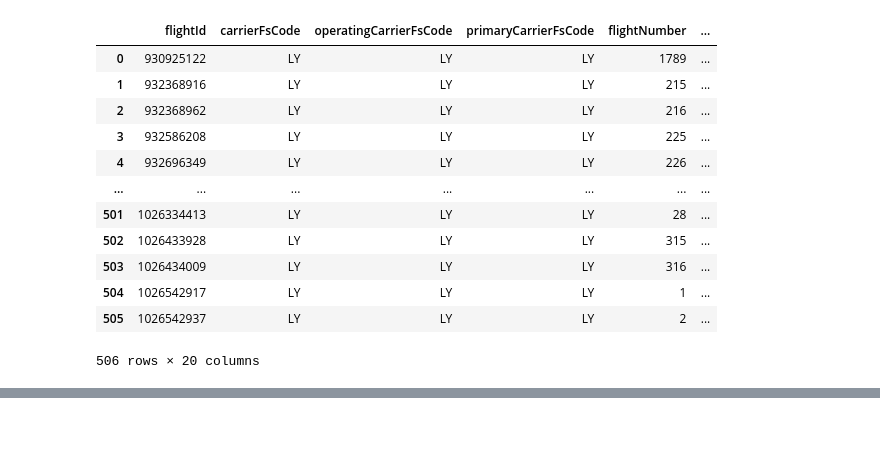
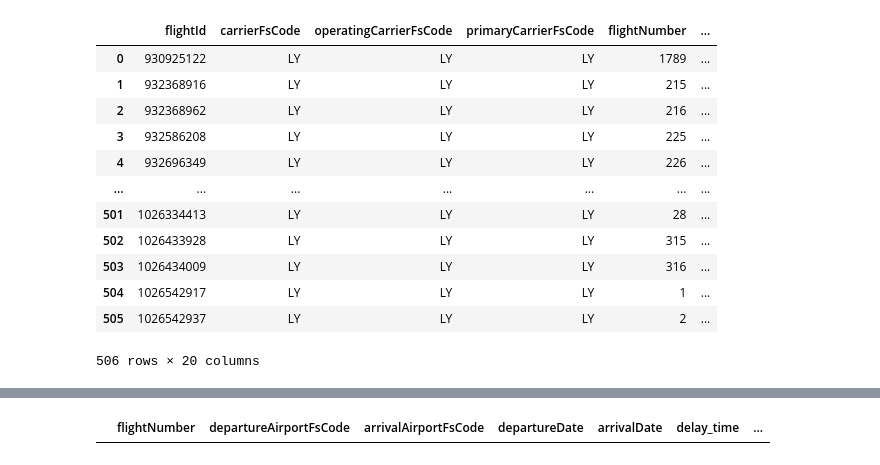
Before and after one commit to CatsPoo/ELAL_Delay_project, a Jupyter notebook: .dist/api_test_2.ipynb, the cells around one changed output, grey strips where cells are left out. Cells and saved outputs as stored; diff of their text form; code cells hidden in the pictures; blank space fills up the shorter version.

```diff
--- a/.dist/api_test_2.ipynb
+++ b/.dist/api_test_2.ipynb
@@ -588,7 +570,7 @@ def proccess_delay_column(df):
     # df['arrivalGateDelayMinutes'] = df['delays'].apply(lambda dict: get_arrivalGateDelayMinutes(dict,'arrivalGateDelayMinutes'))
     # df['arrivalRunwayDelayMinutes'] = df['delays'].apply(lambda dict: get_arrivalGateDelayMinutes(dict,'arrivalRunwayDelayMinutes'))
     df['delay_time'] = df['departureRunwayDelayMinutes'] + df['departureGateDelayMinutes']
-    df['delay_time']=df['delay_time'].fillna(0)
+    #df['delay_time']=df['delay_time'].fillna(0)
 
     df = df.drop('departureRunwayDelayMinutes',axis = 1)
     df = df.drop('departureGateDelayMinutes',axis = 1)
@@ -669,0 +631,4 @@ df
+# %%
+df[df['departureAirportFsCode'] == 'RMZ']
+# %% [output]
+|  | flightNumber | departureAirportFsCode | arrivalAirportFsCode | departureDate | arrivalDate | delay_time | ... |
```
Also changed, not shown: parts of 7 cells of this notebook.
